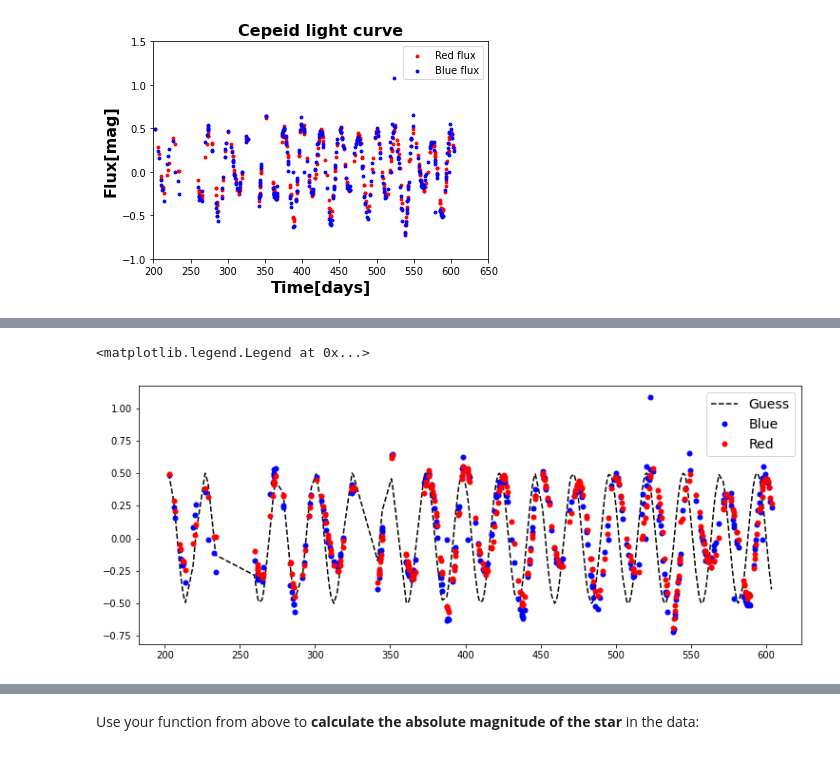
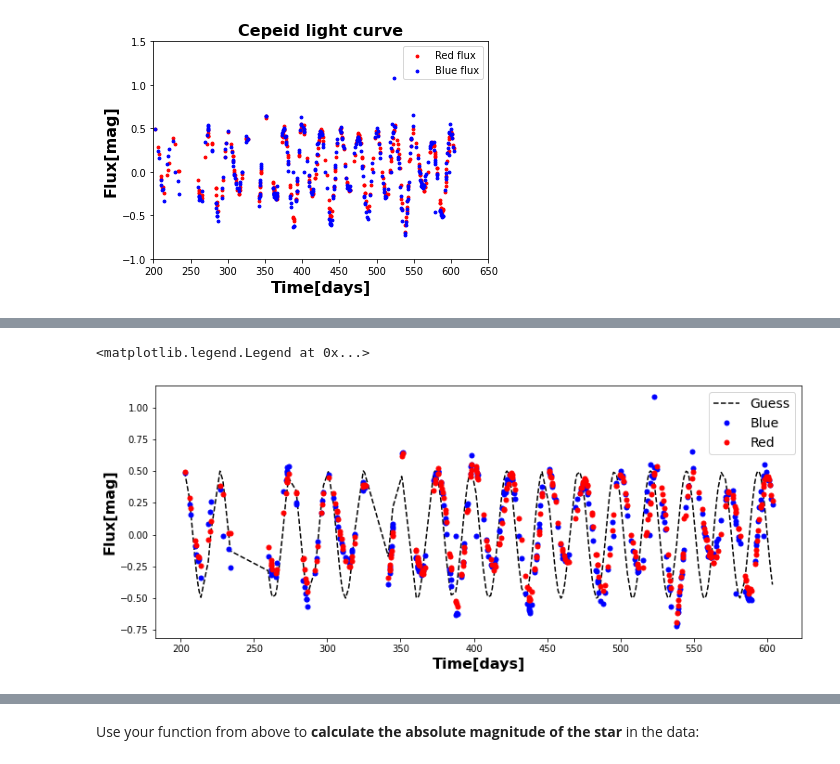
Before and after one commit to blaketjohnson/Astro3190_BJohnson, a Jupyter notebook: lessons/Cepheid_research_Johnson.ipynb, the cells around one changed output, grey strips where cells are left out. Drawn from its saved outputs; the diff is of its cells as text; code cells hidden in the pictures.

```diff
--- a/lessons/Cepheid_research_Johnson.ipynb
+++ b/lessons/Cepheid_research_Johnson.ipynb
@@ -71,31 +71,34 @@ def flux(t,T,A,O):
 # %%
 # Define some variables you'll need for your function
 period_guess = 24.5
 amplitude_guess = 0.5
 offset_guess = 0
 
 # Set a figure size
 plt.figure(figsize=(12.5,5))
 
 # Plot my flux curve assuming the above values:
 # Note: as long as your plot command is enclosed by (),
 # you can make it run more than oneline,
 # which helps when you've got a lot of arguments
 plt.plot(data_table['Time'],flux(data_table['Time'],period_guess,
          amplitude_guess,offset_guess),
          linestyle='--',color='k',label='Guess')
 
 # Plot data points for blue and red magnitudes
 plt.plot(data_table['Time'],data_table['Blue'],'o',markersize=5,
          color='Blue',label='Blue')
 plt.plot(data_table['Time'],data_table['Red'],'o',markersize=5,
          color='Red',label='Red')
 
+plt.xlabel('Time[days]',fontweight='bold',fontsize='16',color = 'black')
+plt.ylabel('Flux[mag]',fontweight='bold',fontsize='16',color='black')
+
 # Add a legend
 plt.legend(fontsize=14)
 # %% [output]
 <matplotlib.legend.Legend at 0x...>
-[figure, old version]
+[figure, new version]
 # %% [markdown]
 ### Period-luminosity relation
 
```
Also changed, not shown: parts of 5 cells of this notebook, 1 other file.
